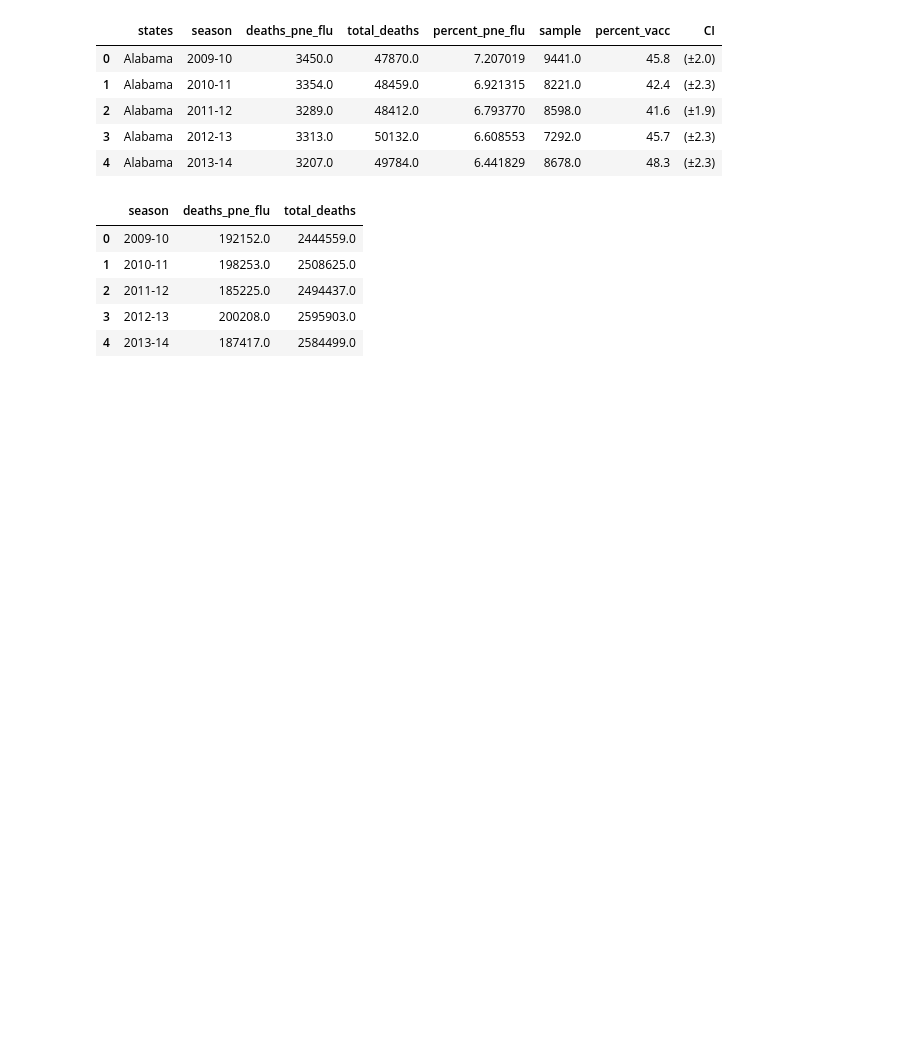
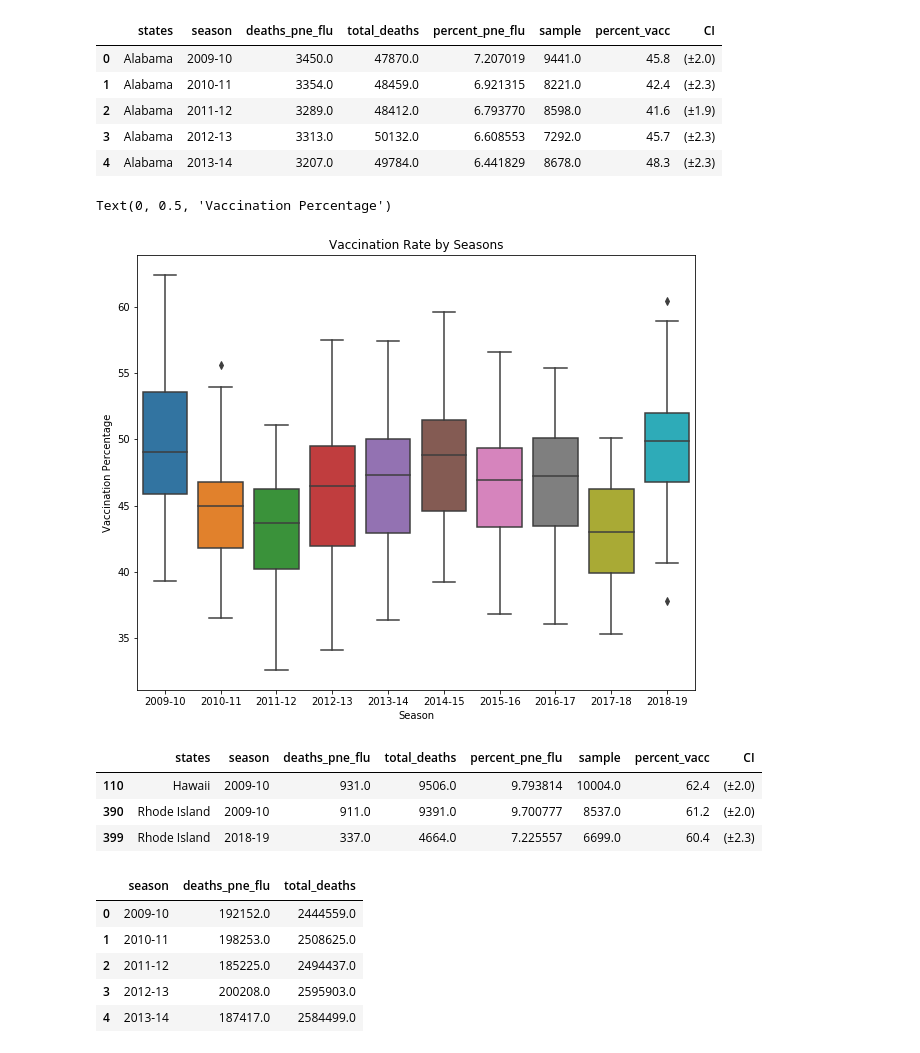
Before and after one commit to foyaza/pneumonia_influenza_deaths, a Jupyter notebook: capstone_data_cleaning_merging.ipynb, the cells around one changed output. Drawn from its saved outputs; the diff is of its cells as text; code cells hidden in the pictures; blank space fills up the shorter version.

```diff
--- a/capstone_data_cleaning_merging.ipynb
+++ b/capstone_data_cleaning_merging.ipynb
@@ -300 +298,19 @@ pne_flu_vacc.head()
+# %%
+#Looking at the trends on vaccination rate
+fig, ax = plt.subplots(figsize = (10,8))
+sns.boxplot(data = pne_flu_vacc, x = 'season', y = 'percent_vacc')
+ax.set_title('Vaccination Rate by Seasons')
+ax.set_xlabel('Season')
+ax.set_ylabel('Vaccination Percentage')
+# %% [output]
+Text(0, 0.5, 'Vaccination Percentage')
+[figure, added]
+# %%
+#Looking into outliers on vaccination rate
+pne_flu_vacc[pne_flu_vacc['percent_vacc'] > 60]
+# %% [output]
+|  | states | season | deaths_pne_flu | total_deaths | percent_pne_flu | sample | percent_vacc | CI |
+| 110 | Hawaii | 2009-10 | 931.0 | 9506.0 | 9.793814 | 10004.0 | 62.4 | (±2.0) |
+| 390 | Rhode Island | 2009-10 | 911.0 | 9391.0 | 9.700777 | 8537.0 | 61.2 | (±2.0) |
+| 399 | Rhode Island | 2018-19 | 337.0 | 4664.0 | 7.225557 | 6699.0 | 60.4 | (±2.3) |
 # %%
```
Also changed, not shown: parts of 33 cells of this notebook, 1 other file.
